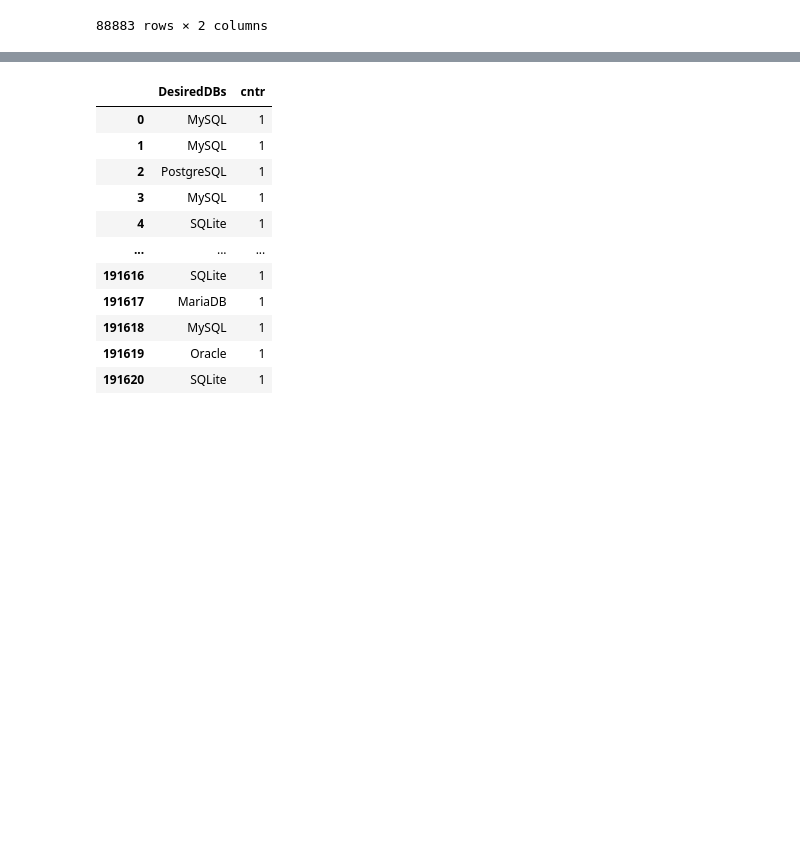
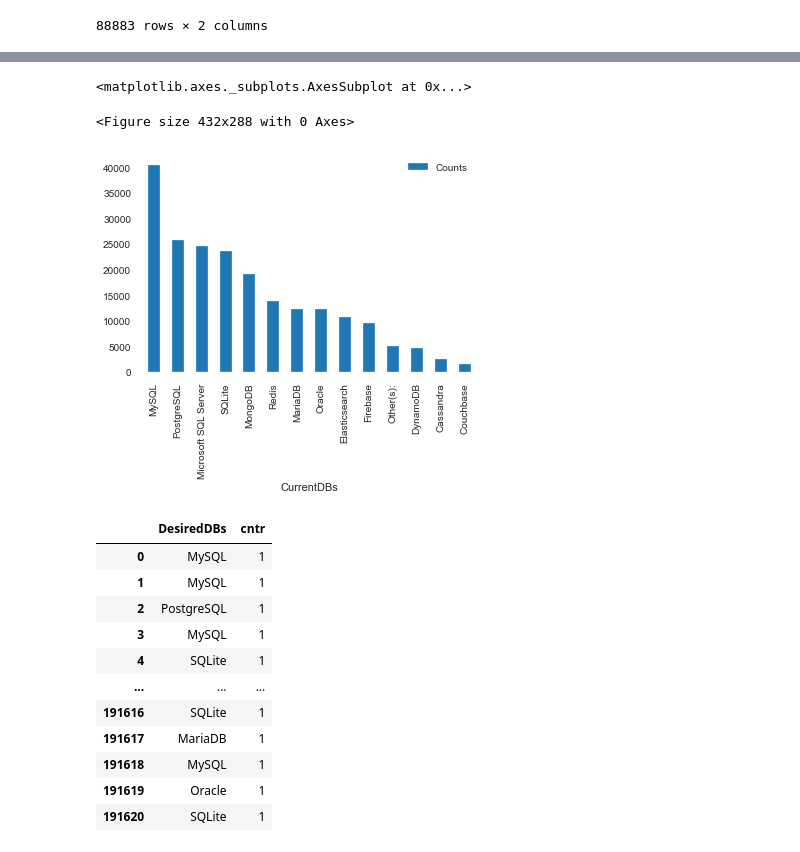
Before and after one commit to vsumanbabu/stackoverflow-developer-surveys, a Jupyter notebook: main/Scratch.ipynb, the cells around one changed output, grey strips where cells are left out. Cells and saved outputs as stored; diff of their text form; code cells hidden in the pictures; blank space fills up the shorter version.

```diff
--- a/main/Scratch.ipynb
+++ b/main/Scratch.ipynb
@@ -90,7 +90,8 @@ df[['DatabaseWorkedWith','DatabaseDesireNextYear']]
 # %%
 #f_db_desired_list = lambda x: x['DatabaseDesireNextYear'].str.split(";")
 
+df['SplitDatabaseWorkedWith']=df['DatabaseWorkedWith'].str.split(";")
 df['SplitDatabaseDesireNextYear']=df['DatabaseDesireNextYear'].str.split(";")
-s=df['SplitDatabaseDesireNextYear']
 
-df2=s.apply(pd.Series).stack().reset_index(drop=True)
+df1=df['SplitDatabaseWorkedWith'].apply(pd.Series).stack().reset_index(drop=True)
+df2=df['SplitDatabaseDesireNextYear'].apply(pd.Series).stack().reset_index(drop=True)
@@ -96,0 +255,6 @@ df2=s.apply(pd.Series).stack().reset_index(drop=True)
+# %%
+df11=df1.to_frame()
+#df22.rename(columns={'0':'DesiredDBs'}, inplace=True)
+df11.columns = ['CurrentDBs']
+df11['cntr']=1
+df11
@@ -96,0 +275,5 @@ df2=s.apply(pd.Series).stack().reset_index(drop=True)
+# %%
+df111=df11.groupby('CurrentDBs').sum()['cntr'].to_frame()
+df111.columns = ['Counts']
+df111 = df111.sort_values('Counts',ascending=False)
+df111
@@ -97,3 +297,11 @@ df2=s.apply(pd.Series).stack().reset_index(drop=True)
+# %%
+
+plt.figure()
+df111.plot(kind='bar')
+# %% [output]
+<matplotlib.axes._subplots.AxesSubplot at 0x...>
+<Figure size 432x288 with 0 Axes>
+[figure, added]
 # %%
 df22=df2.to_frame()
 #df22.rename(columns={'0':'DesiredDBs'}, inplace=True)
```
Also changed, not shown: parts of 12 cells of this notebook.
